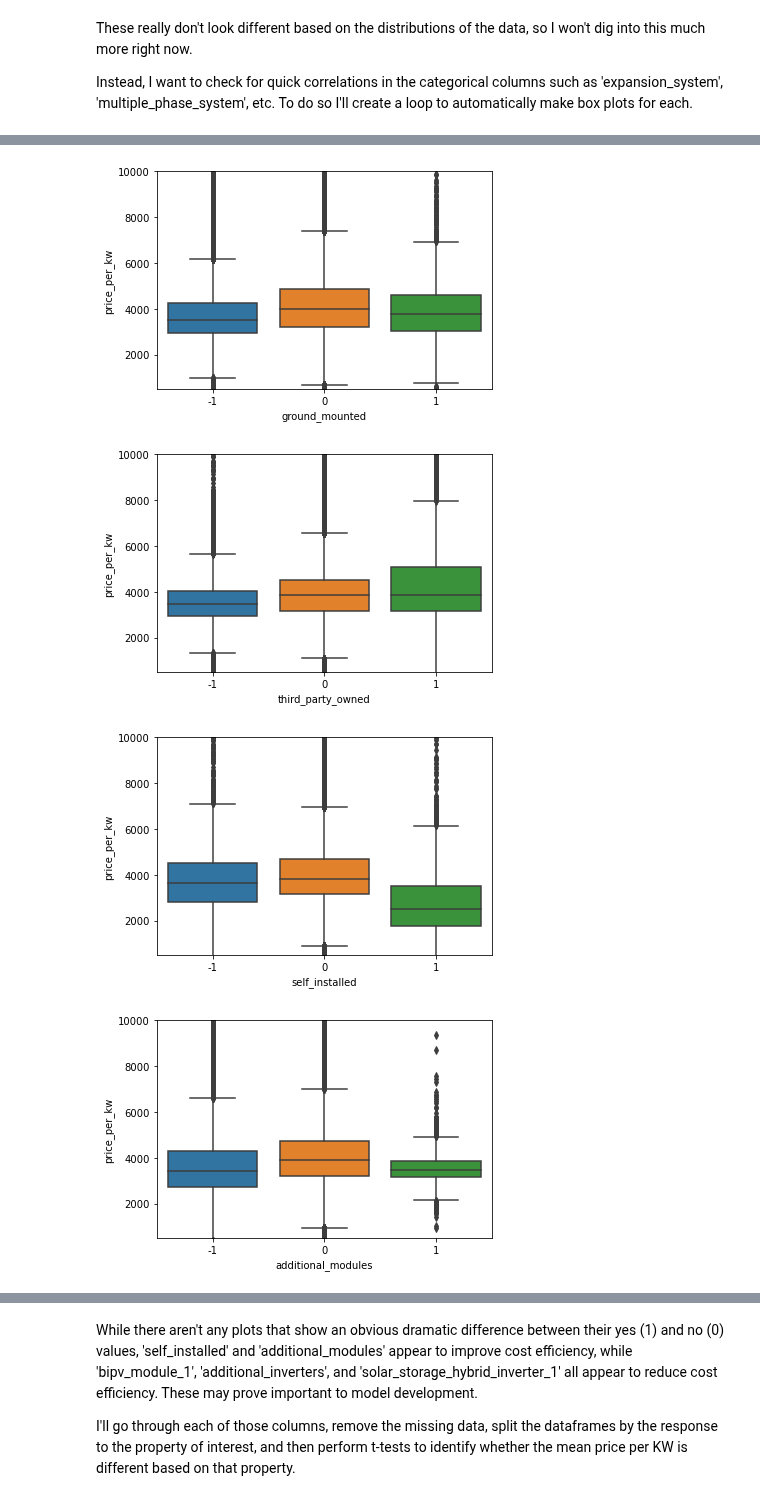
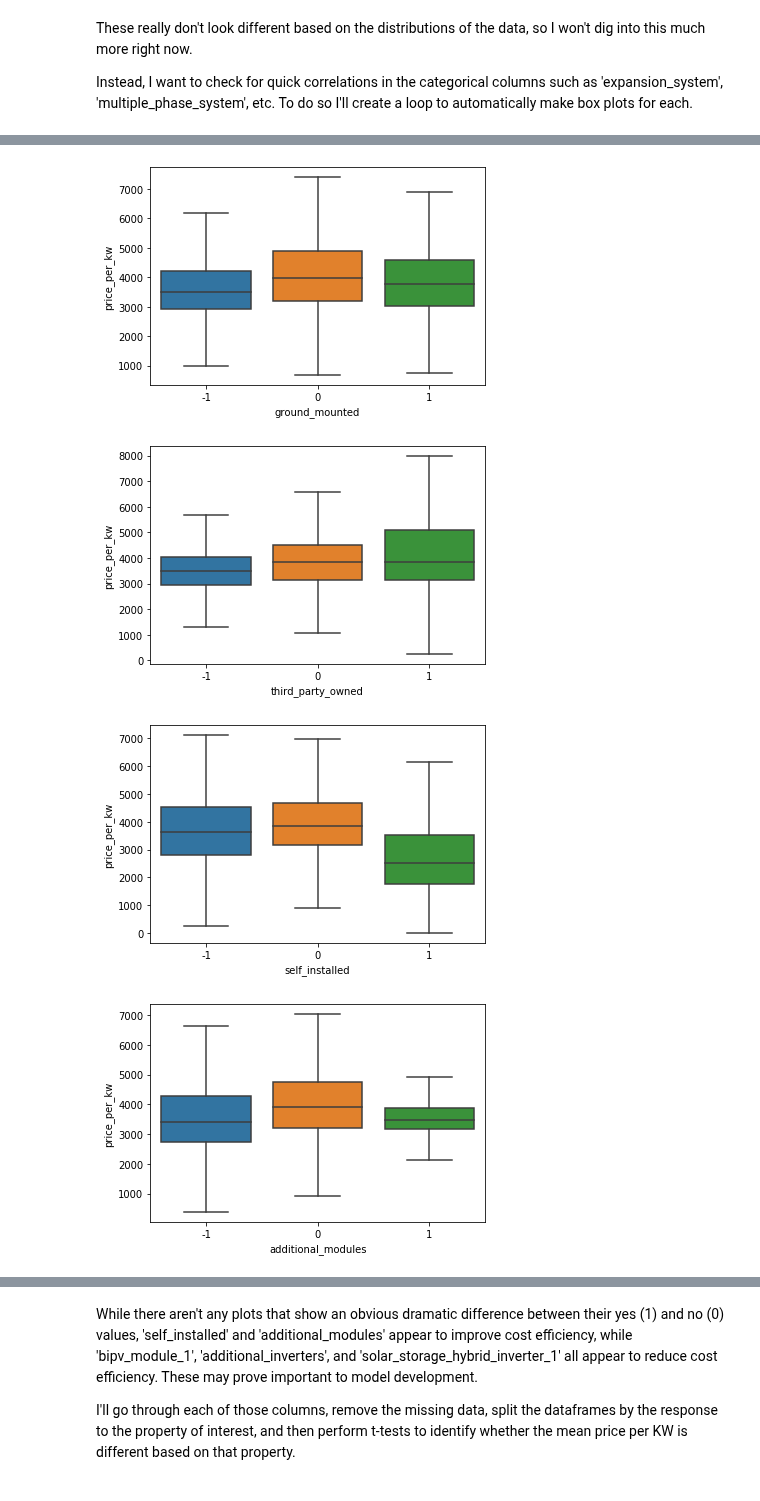
Before and after one commit to zjbrown0689/Solar-Panel-Capstone, a Jupyter notebook: notebooks/Exploratory Data Analysis.ipynb, the cells around one changed output, grey strips where cells are left out. Drawn from its saved outputs; the diff is of its cells as text; code cells hidden in the pictures.

```diff
--- a/notebooks/Exploratory Data Analysis.ipynb
+++ b/notebooks/Exploratory Data Analysis.ipynb
@@ -127,7 +126,6 @@ Instead, I want to check for quick correlations in the categorical columns such
 # %%
 for col in data.columns:
     if data.dtypes[col] == 'int64' and 'state' not in col and 2 not in data[col].unique():
-        sns.boxplot(x=col, y='price_per_kw', data=data)
-        plt.ylim(500, 10000)
+        sns.boxplot(x=col, y='price_per_kw', data=data, showfliers=False)
         plt.show()
 # %% [output]
@@ -137,4 +135,4 @@ for col in data.columns:
-[figure, old version]
+[figure, new version]
-[figure, old version]
+[figure, new version]
-[figure, old version]
+[figure, new version]
-[figure, old version]
+[figure, new version]
```
Also changed, not shown: parts of 5 cells of this notebook.
